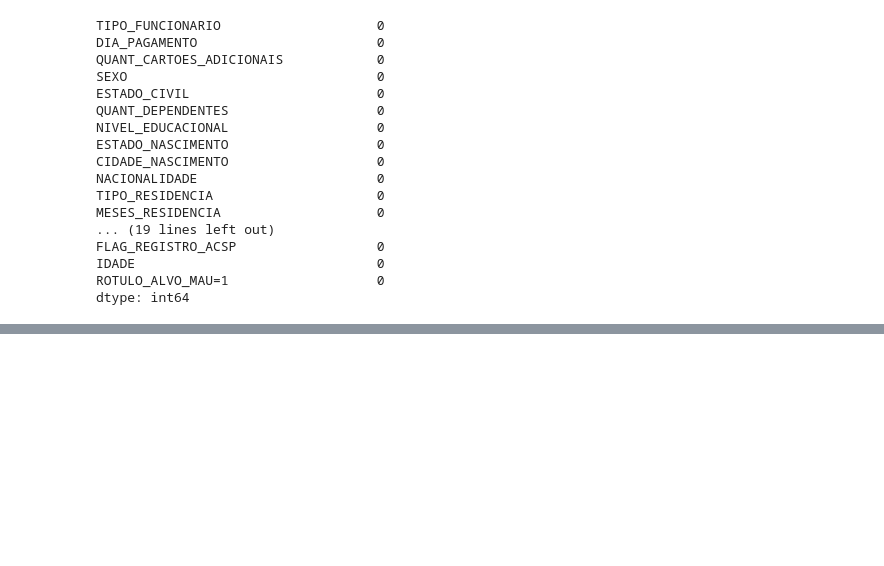
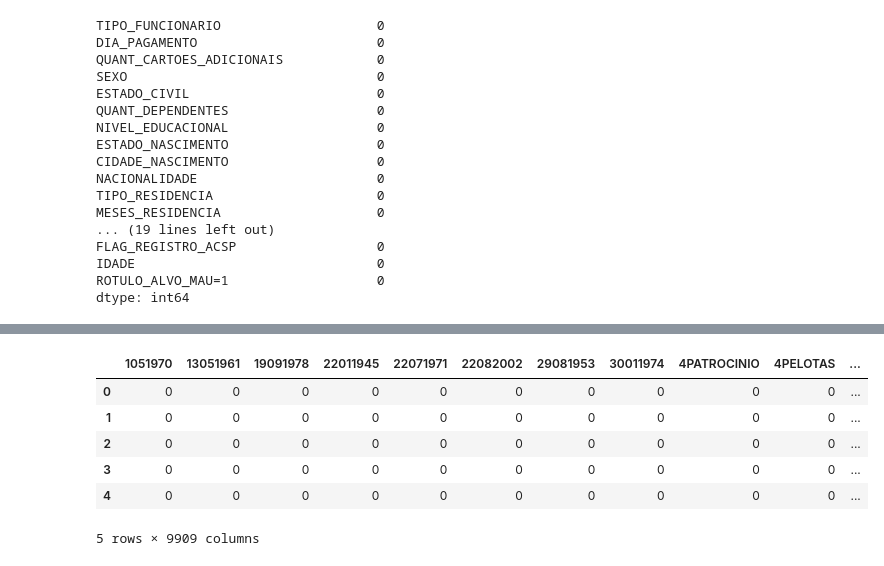
Before and after one commit to RodrigodeFeo/8DTS, a Jupyter notebook: FE_Trabalho_Integrado_RM351578.ipynb, the cells around one changed output, grey strips where cells are left out. Drawn from its saved outputs; the diff is of its cells as text; code cells hidden in the pictures; blank space fills up the shorter version.

```diff
--- a/FE_Trabalho_Integrado_RM351578.ipynb
+++ b/FE_Trabalho_Integrado_RM351578.ipynb
@@ -429,0 +487,11 @@ dtype: int64
+# %%
+cidade = pd.get_dummies(df_clientes_rev.CIDADE_NASCIMENTO,drop_first=True)
+cidade.head()
+# %% [output]
+|  | 1051970 | 13051961 | 19091978 | 22011945 | 22071971 | 22082002 | 29081953 | 30011974 | 4PATROCINIO | 4PELOTAS | ... |
+| 0 | 0 | 0 | 0 | 0 | 0 | 0 | 0 | 0 | 0 | 0 | ... |
+| 1 | 0 | 0 | 0 | 0 | 0 | 0 | 0 | 0 | 0 | 0 | ... |
+| 2 | 0 | 0 | 0 | 0 | 0 | 0 | 0 | 0 | 0 | 0 | ... |
+| 3 | 0 | 0 | 0 | 0 | 0 | 0 | 0 | 0 | 0 | 0 | ... |
+| 4 | 0 | 0 | 0 | 0 | 0 | 0 | 0 | 0 | 0 | 0 | ... |
+5 rows × 9909 columns
```
Also changed, not shown: parts of 21 cells of this notebook.
